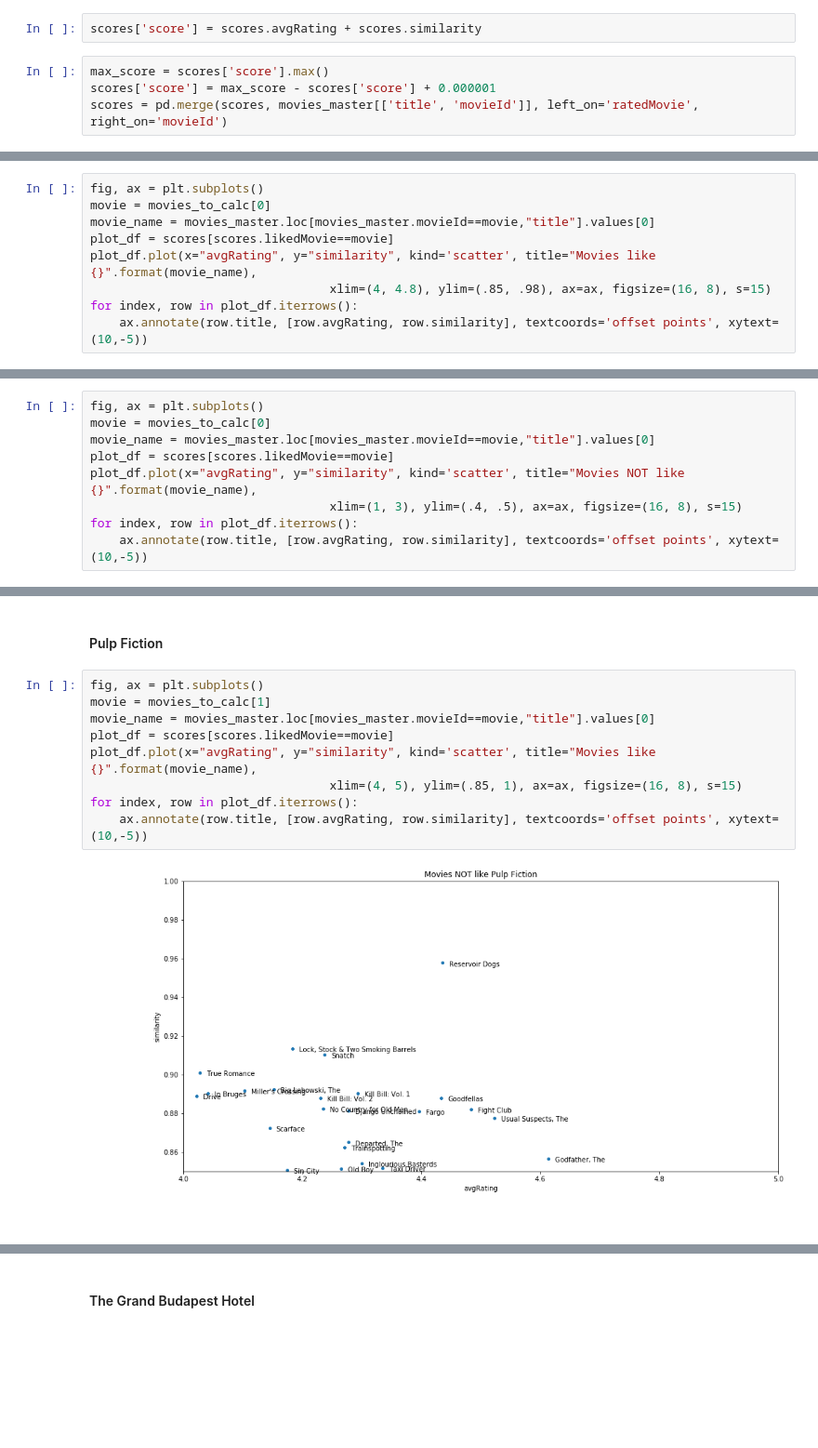
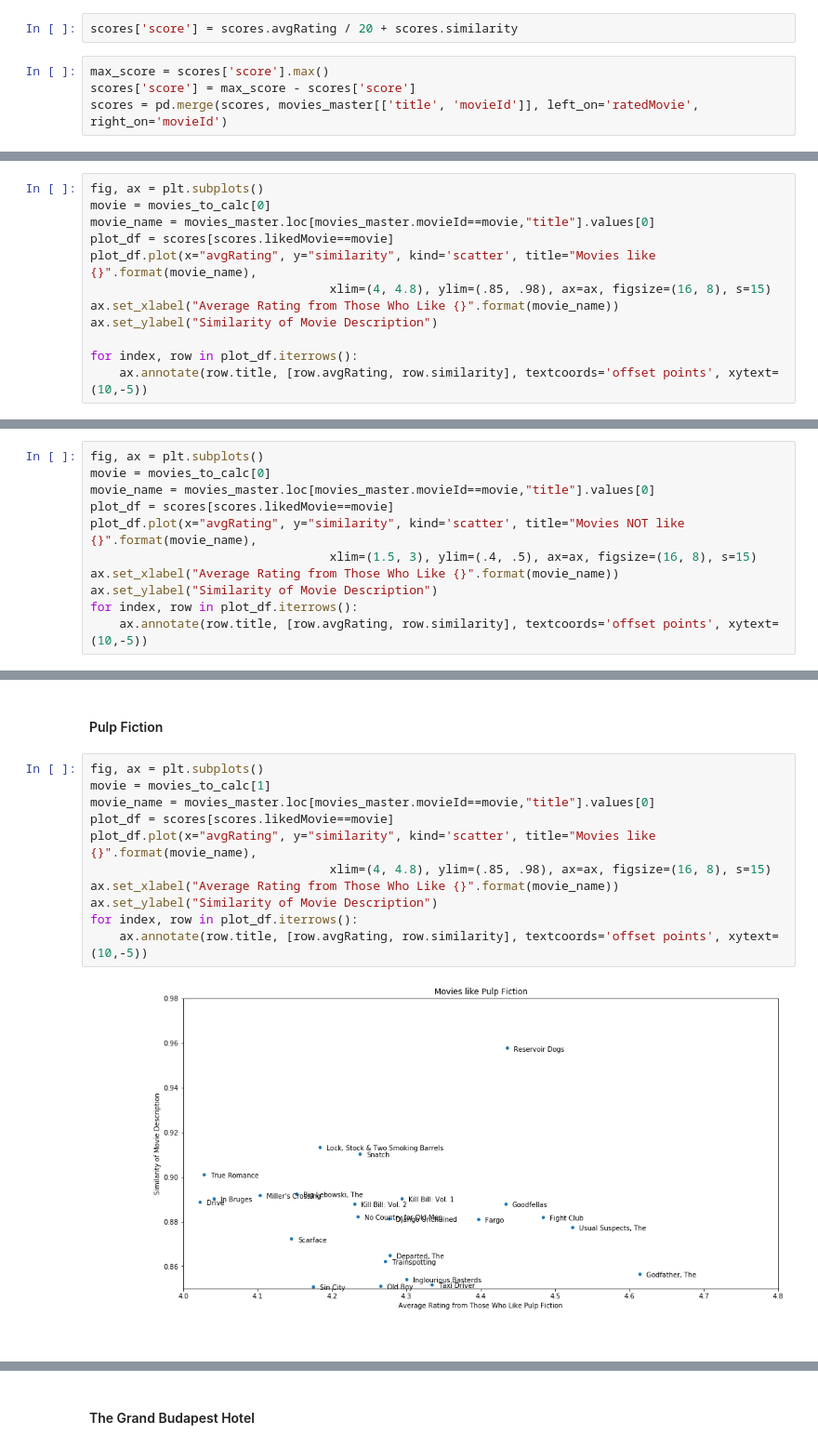
Before and after one commit to Ben-Gillman/filmzen.net, a Jupyter notebook: Movie Data Analysis.ipynb, the cells around one changed output, grey strips where cells are left out. Shown: that part at 93% size. Saved outputs shown, nothing was run; the diff lists cells and outputs as text; blank space fills up the shorter version.

```diff
--- a/Movie Data Analysis.ipynb
+++ b/Movie Data Analysis.ipynb
@@ -376,8 +365,8 @@ scores.head()
 # %%
-scores['score'] = scores.avgRating + scores.similarity
+scores['score'] = scores.avgRating / 20 + scores.similarity
 # %%
 max_score = scores['score'].max()
-scores['score'] = max_score - scores['score'] + 0.000001
+scores['score'] = max_score - scores['score']
 scores = pd.merge(scores, movies_master[['title', 'movieId']], left_on='ratedMovie', right_on='movieId')
 # %%
 scores = scores[["likedMovie", "ratedMovie", "title", "avgRating", "countRating", "similarity", "score"]]
@@ -404,6 +411,9 @@ movie_name = movies_master.loc[movies_master.movieId==movie,"title"].values[0]
 plot_df = scores[scores.likedMovie==movie]
 plot_df.plot(x="avgRating", y="similarity", kind='scatter', title="Movies like {}".format(movie_name),
                                  xlim=(4, 4.8), ylim=(.85, .98), ax=ax, figsize=(16, 8), s=15)
+ax.set_xlabel("Average Rating from Those Who Like {}".format(movie_name))
+ax.set_ylabel("Similarity of Movie Description")
+
 for index, row in plot_df.iterrows():
     ax.annotate(row.title, [row.avgRating, row.similarity], textcoords='offset points', xytext=(10,-5))
 # %% [output]
@@ -414,7 +424,9 @@ movie = movies_to_calc[0]
 movie_name = movies_master.loc[movies_master.movieId==movie,"title"].values[0]
 plot_df = scores[scores.likedMovie==movie]
 plot_df.plot(x="avgRating", y="similarity", kind='scatter', title="Movies NOT like {}".format(movie_name),
-                                 xlim=(1, 3), ylim=(.4, .5), ax=ax, figsize=(16, 8), s=15)
+                                 xlim=(1.5, 3), ylim=(.4, .5), ax=ax, figsize=(16, 8), s=15)
+ax.set_xlabel("Average Rating from Those Who Like {}".format(movie_name))
+ax.set_ylabel("Similarity of Movie Description")
 for index, row in plot_df.iterrows():
     ax.annotate(row.title, [row.avgRating, row.similarity], textcoords='offset points', xytext=(10,-5))
 # %% [output]
@@ -424,11 +436,13 @@ for index, row in plot_df.iterrows():
 # %%
 fig, ax = plt.subplots()
 movie = movies_to_calc[1]
 movie_name = movies_master.loc[movies_master.movieId==movie,"title"].values[0]
 plot_df = scores[scores.likedMovie==movie]
 plot_df.plot(x="avgRating", y="similarity", kind='scatter', title="Movies like {}".format(movie_name),
-                                 xlim=(4, 5), ylim=(.85, 1), ax=ax, figsize=(16, 8), s=15)
+                                 xlim=(4, 4.8), ylim=(.85, .98), ax=ax, figsize=(16, 8), s=15)
+ax.set_xlabel("Average Rating from Those Who Like {}".format(movie_name))
+ax.set_ylabel("Similarity of Movie Description")
 for index, row in plot_df.iterrows():
     ax.annotate(row.title, [row.avgRating, row.similarity], textcoords='offset points', xytext=(10,-5))
 # %% [output]
-[figure, old version]
+[figure, new version]
```
Also changed, not shown: parts of 15 cells of this notebook.
